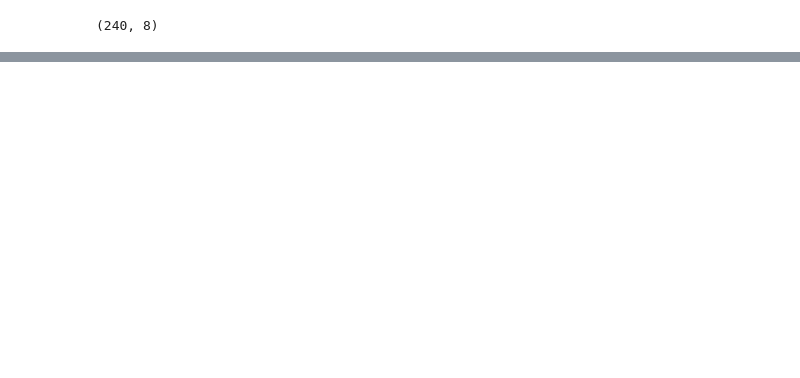
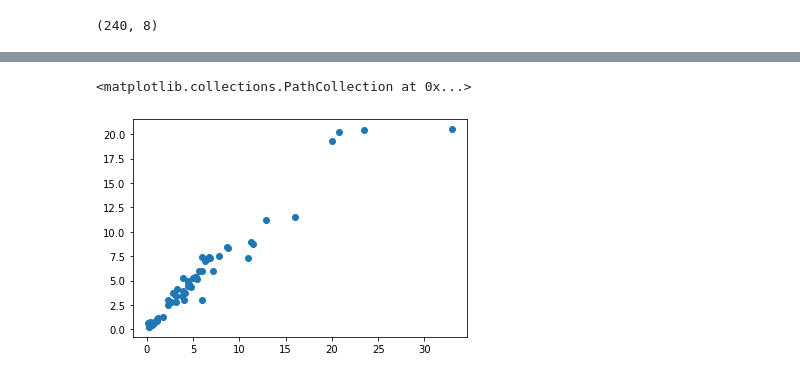
Before and after one commit to safakhan413/car-price-prediction, a Jupyter notebook: car-pred-price.ipynb, the cells around one changed output, grey strips where cells are left out. Drawn from its saved outputs; the diff is of its cells as text; code cells hidden in the pictures; blank space fills up the shorter version.

```diff
--- a/car-pred-price.ipynb
+++ b/car-pred-price.ipynb
@@ -205,0 +303,5 @@ X_train.shape
+# %%
+plt.scatter(y_test,predictions)
+# %% [output]
+<matplotlib.collections.PathCollection at 0x...>
+[figure, added]
```
Also changed, not shown: parts of 15 cells of this notebook, 1 other file.
